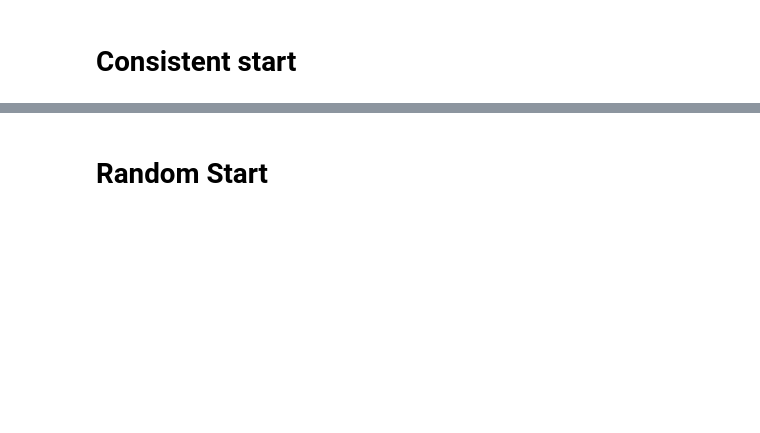
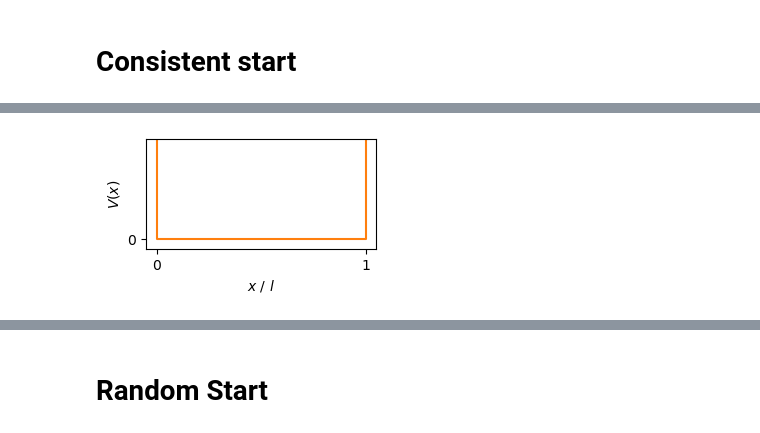
Before and after one commit to leoole100/fp2, a Jupyter notebook: 04 montecarlo/scripts/02 potential well.ipynb, the cells around one changed output, grey strips where cells are left out. Drawn from its saved outputs; the diff is of its cells as text; code cells hidden in the pictures; blank space fills up the shorter version.

Commit message:
draft potential well

```diff
--- a/04 montecarlo/scripts/02 potential well.ipynb
+++ b/04 montecarlo/scripts/02 potential well.ipynb
@@ -51,2 +51,15 @@ Wall time: 1.39 s
+# %%
+plt.figure(figsize=halfsize)
+plt.plot([0,0,1,1], [100,0,0,100], color=colors[1])
+plt.ylim(-0.1, 1)
+plt.yticks([0])
+plt.xticks([0, 1])
+plt.xlabel(r"$x$ / $l$")
+plt.ylabel(r"$V(x)$")
+plt.tight_layout()
+plt.savefig("../figures/02 potential.pdf")
+plt.show()
+# %% [output]
+[figure, added]
 # %%
 plt.figure(figsize=halfsize)
```
Also changed, not shown: parts of 6 cells of this notebook, 11 other files.
